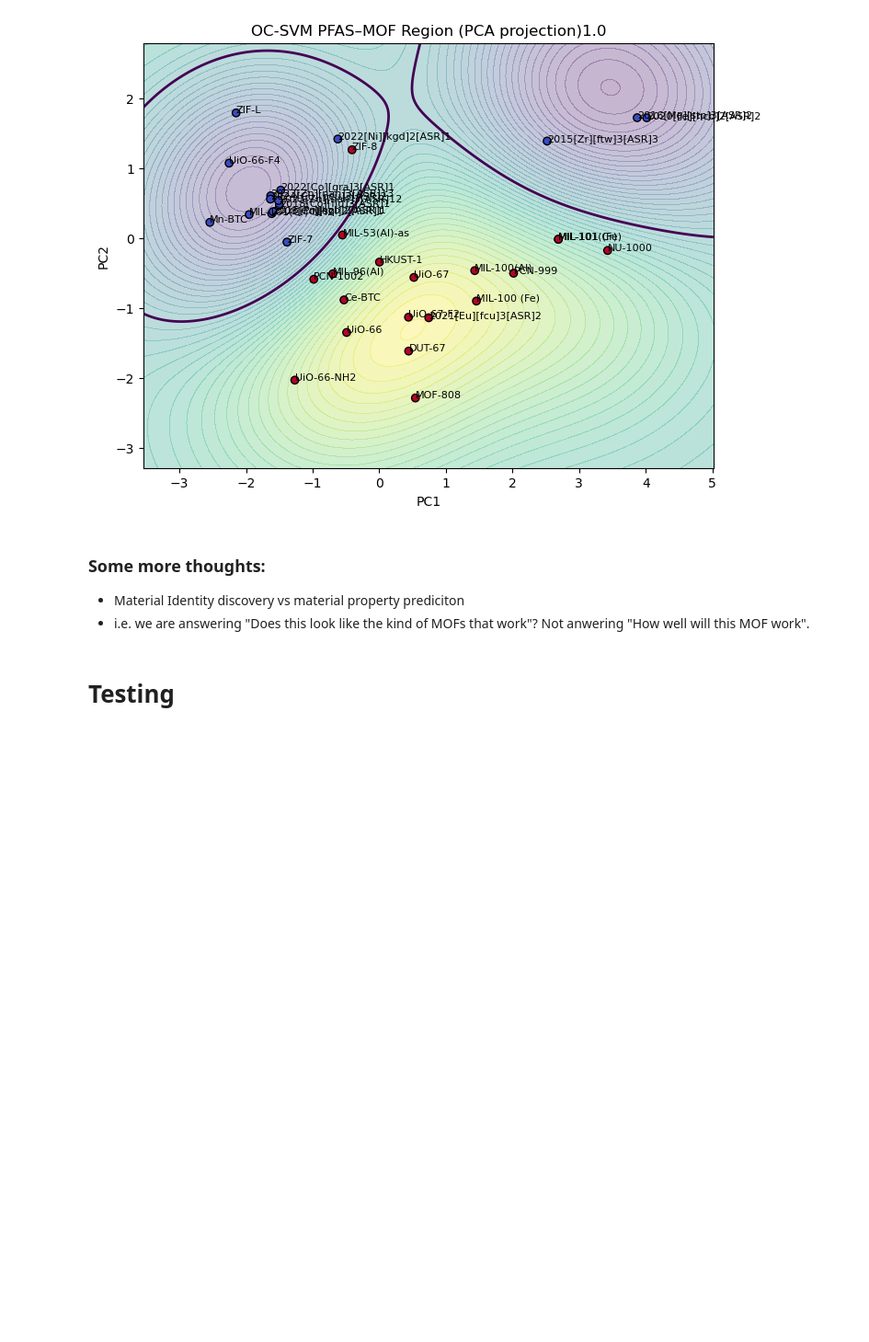
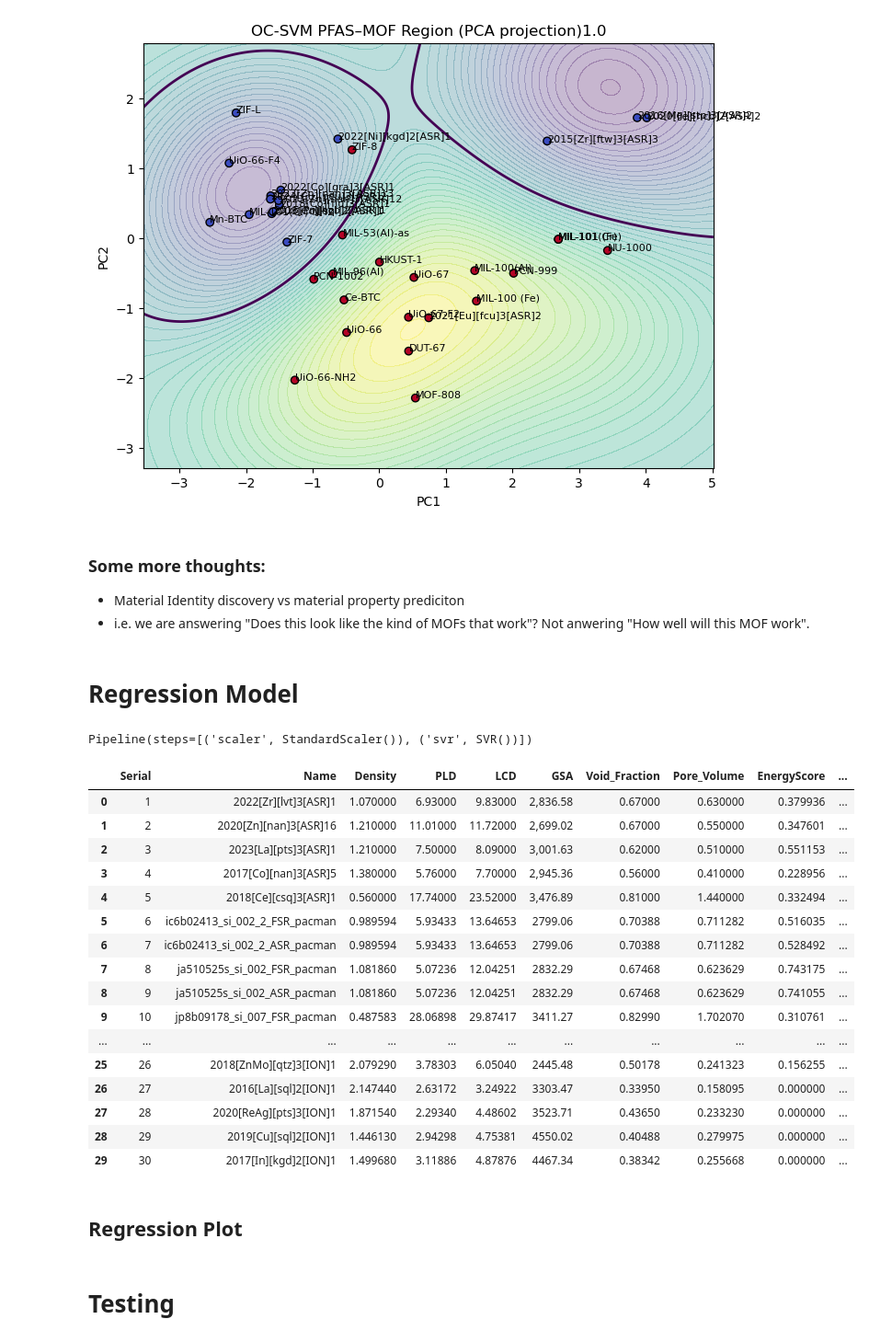
Before and after one commit to hasan-mansr/ML_Discovery_Metal-Organic_Adsorbents, a Jupyter notebook: Notebooks/2-Class-SVM.ipynb, the cells around one changed output. Shown at 92% size. Saved outputs shown, nothing was run; the diff lists cells and outputs as text; code cells hidden in the pictures; blank space fills up the shorter version.

```diff
--- a/Notebooks/2-Class-SVM.ipynb
+++ b/Notebooks/2-Class-SVM.ipynb
@@ -475,3 +510,22 @@ plt.show()
 
 - Material Identity discovery vs material property prediciton
 - i.e. we are answering "Does this look like the kind of MOFs that work"? Not anwering "How well will this MOF work".
+# %% [markdown]
+# Regression Model
+# %%
+# Core descriptor set
+core_features = [
+    "PLD",
+    "LCD",
+    "GSA",
+    "Void_Fraction",
+    "Pore_Volume",
+    # "Density",  # uncomment later for sensitivity analysis
+]
+
+# Select PFAS dataset
+df_svr = dfs["mixedMOFs"].copy()
+
+# Extract feature matrix
+X_svr = df[core_features].values
+y_svr = df["EnergyScore"]
@@ -477,0 +536,38 @@ plt.show()
+# %%
+from sklearn.svm import SVR
+
+svr = Pipeline([
+    ("scaler", StandardScaler()),
+    ("svr", SVR(kernel="rbf", C=1.0, epsilon=0.1))
+])
+
+svr.fit(X_svr, y_svr)
+# %% [output]
+Pipeline(steps=[('scaler', StandardScaler()), ('svr', SVR())])
+# %%
+scores = svr.predict(X_svr)
+
+df_results = df_svr.copy()
+df_results["svr_score"] = scores
+# %%
+df_results
+# %% [output]
+|  | Serial | Name | Density | PLD | LCD | GSA | Void_Fraction | Pore_Volume | EnergyScore | ... |
+| 0 | 1 | 2022[Zr][lvt]3[ASR]1 | 1.070000 | 6.93000 | 9.83000 | 2,836.58 | 0.67000 | 0.630000 | 0.379936 | ... |
+| 1 | 2 | 2020[Zn][nan]3[ASR]16 | 1.210000 | 11.01000 | 11.72000 | 2,699.02 | 0.67000 | 0.550000 | 0.347601 | ... |
+| 2 | 3 | 2023[La][pts]3[ASR]1 | 1.210000 | 7.50000 | 8.09000 | 3,001.63 | 0.62000 | 0.510000 | 0.551153 | ... |
+| 3 | 4 | 2017[Co][nan]3[ASR]5 | 1.380000 | 5.76000 | 7.70000 | 2,945.36 | 0.56000 | 0.410000 | 0.228956 | ... |
+| 4 | 5 | 2018[Ce][csq]3[ASR]1 | 0.560000 | 17.74000 | 23.52000 | 3,476.89 | 0.81000 | 1.440000 | 0.332494 | ... |
+| 5 | 6 | ic6b02413_si_002_2_FSR_pacman | 0.989594 | 5.93433 | 13.64653 | 2799.06 | 0.70388 | 0.711282 | 0.516035 | ... |
+| 6 | 7 | ic6b02413_si_002_2_ASR_pacman | 0.989594 | 5.93433 | 13.64653 | 2799.06 | 0.70388 | 0.711282 | 0.528492 | ... |
+| 7 | 8 | ja510525s_si_002_FSR_pacman | 1.081860 | 5.07236 | 12.04251 | 2832.29 | 0.67468 | 0.623629 | 0.743175 | ... |
+| 8 | 9 | ja510525s_si_002_ASR_pacman | 1.081860 | 5.07236 | 12.04251 | 2832.29 | 0.67468 | 0.623629 | 0.741055 | ... |
+| 9 | 10 | jp8b09178_si_007_FSR_pacman | 0.487583 | 28.06898 | 29.87417 | 3411.27 | 0.82990 | 1.702070 | 0.310761 | ... |
+| ... | ... | ... | ... | ... | ... | ... | ... | ... | ... | ... |
+| 25 | 26 | 2018[ZnMo][qtz]3[ION]1 | 2.079290 | 3.78303 | 6.05040 | 2445.48 | 0.50178 | 0.241323 | 0.156255 | ... |
+| 26 | 27 | 2016[La][sql]2[ION]1 | 2.147440 | 2.63172 | 3.24922 | 3303.47 | 0.33950 | 0.158095 | 0.000000 | ... |
+| 27 | 28 | 2020[ReAg][pts]3[ION]1 | 1.871540 | 2.29340 | 4.48602 | 3523.71 | 0.43650 | 0.233230 | 0.000000 | ... |
+| 28 | 29 | 2019[Cu][sql]2[ION]1 | 1.446130 | 2.94298 | 4.75381 | 4550.02 | 0.40488 | 0.279975 | 0.000000 | ... |
+| 29 | 30 | 2017[In][kgd]2[ION]1 | 1.499680 | 3.11886 | 4.87876 | 4467.34 | 0.38342 | 0.255668 | 0.000000 | ... |
+# %% [markdown]
+## Regression Plot
```
Also changed, not shown: parts of 12 cells of this notebook, 11 other files.
